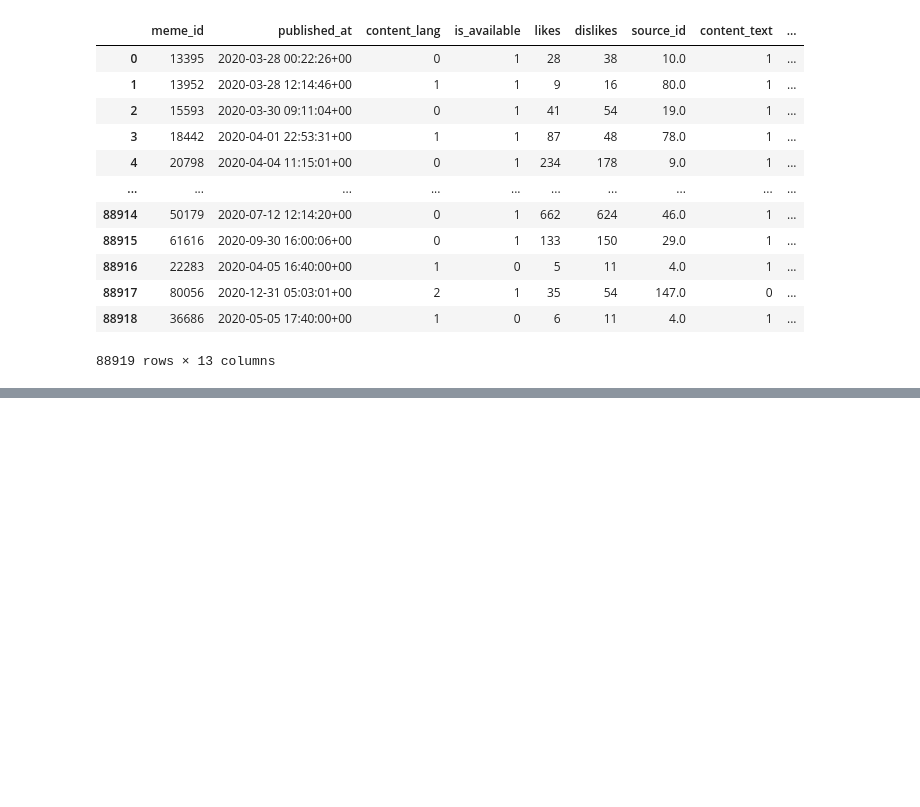
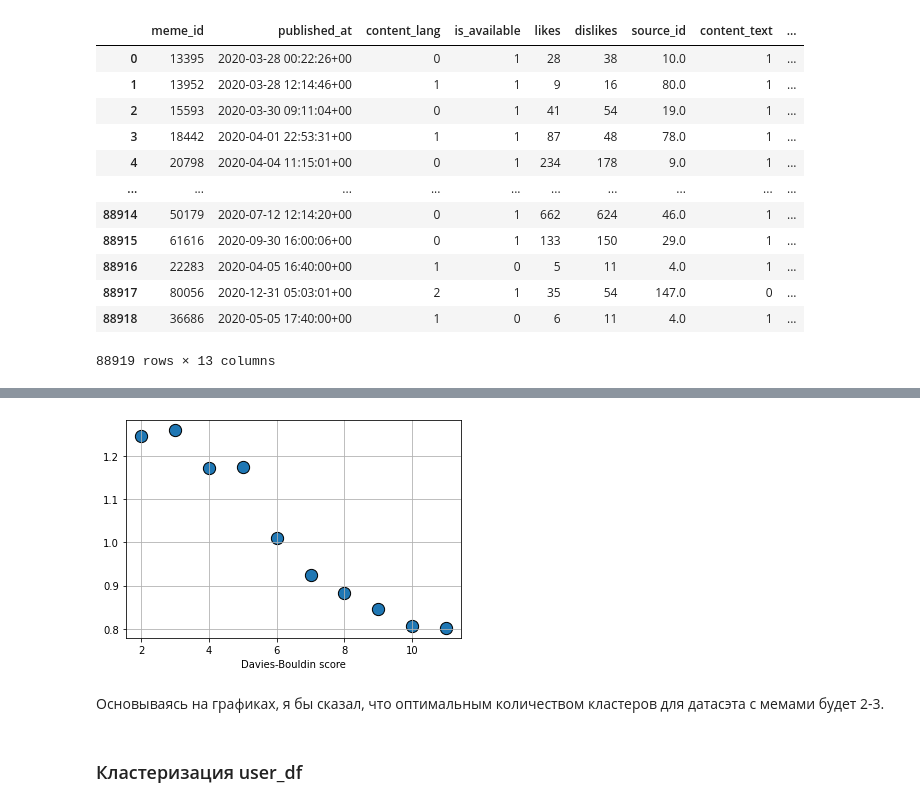
Before and after one commit to qwizor1337/Learning_with_D, a Jupyter notebook: 02/04_02 (memes)/New/meme_task.ipynb, the cells around one changed output, grey strips where cells are left out. Saved outputs shown, nothing was run; the diff lists cells and outputs as text; code cells hidden in the pictures; blank space fills up the shorter version.

```diff
--- a/02/04_02 (memes)/New/meme_task.ipynb
+++ b/02/04_02 (memes)/New/meme_task.ipynb
@@ -268,0 +506,11 @@ sns.pairplot(meme)
+# %%
+plt.scatter(x=[i for i in range(2,12)],y=db_score,s=150,edgecolor='k')
+plt.grid(True)
+plt.xlabel("Davies-Bouldin score")
+plt.show()
+# %% [output]
+[figure, added]
+# %% [markdown]
+Основываясь на графиках, я бы сказал, что оптимальным количеством кластеров для датасэта с мемами будет 2-3.
+# %% [markdown]
+### Кластеризация user_df
```
Also changed, not shown: parts of 59 cells of this notebook.
